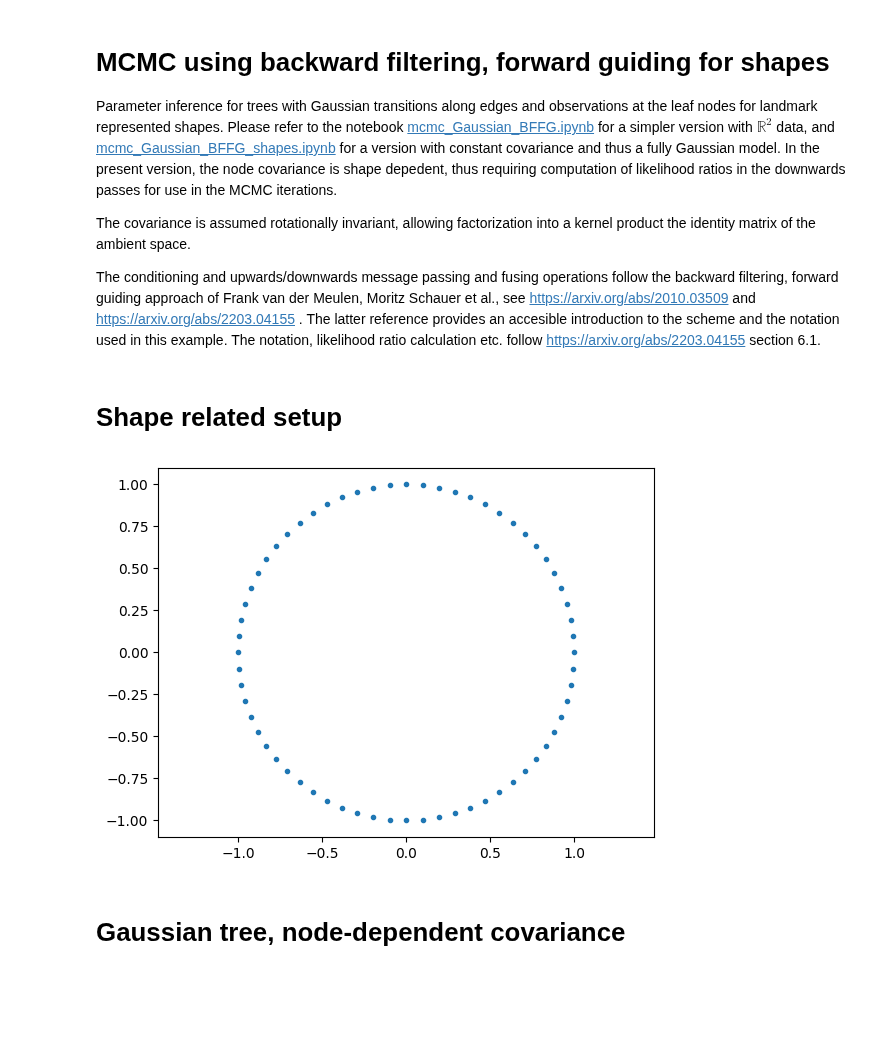
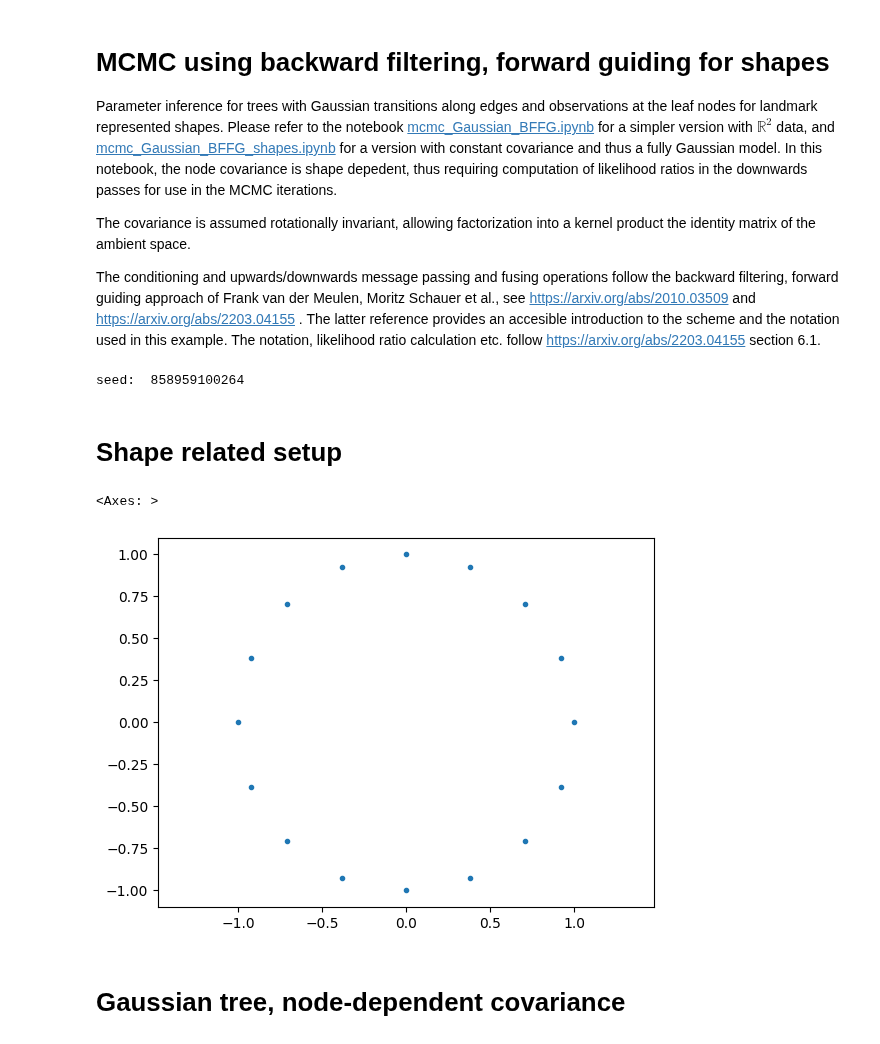
Before and after one commit to ComputationalEvolutionaryMorphometry/hyperiax, a Jupyter notebook: examples/mcmc_Gaussian_BFFG_shapes_state-dependent_covariance.ipynb, the cells around one changed output. Drawn from its saved outputs; the diff is of its cells as text; code cells hidden in the pictures; blank space fills up the shorter version.

```diff
--- a/examples/mcmc_Gaussian_BFFG_shapes_state-dependent_covariance.ipynb
+++ b/examples/mcmc_Gaussian_BFFG_shapes_state-dependent_covariance.ipynb
@@ -1,7 +1,7 @@
 # %% [markdown]
 # MCMC using backward filtering, forward guiding for shapes
 
-Parameter inference for trees with Gaussian transitions along edges and observations at the leaf nodes for landmark represented shapes. Please refer to the notebook [mcmc_Gaussian_BFFG.ipynb](mcmc_Gaussian_BFFG.ipynb) for a simpler version with $\mathbb R^2$ data, and [mcmc_Gaussian_BFFG_shapes.ipynb](mcmc_Gaussian_BFFG_shapes.ipynb) for a version with constant covariance and thus a fully Gaussian model. In the present version, the node covariance is shape depedent, thus requiring computation of likelihood ratios in the downwards passes for use in the MCMC iterations.
+Parameter inference for trees with Gaussian transitions along edges and observations at the leaf nodes for landmark represented shapes. Please refer to the notebook [mcmc_Gaussian_BFFG.ipynb](mcmc_Gaussian_BFFG.ipynb) for a simpler version with $\mathbb R^2$ data, and [mcmc_Gaussian_BFFG_shapes.ipynb](mcmc_Gaussian_BFFG_shapes.ipynb) for a version with constant covariance and thus a fully Gaussian model. In this notebook, the node covariance is shape depedent, thus requiring computation of likelihood ratios in the downwards passes for use in the MCMC iterations.
 
 The covariance is assumed rotationally invariant, allowing factorization into a kernel product the identity matrix of the ambient space.
 
@@ -34,22 +31,25 @@ import matplotlib.pyplot as plt
 from tqdm import tqdm
 # %%
 # seed,
-seed = 42
-#import os; seed = int(os.urandom(5).hex(), 16)
+#seed = 42
+import os; seed = int(os.urandom(5).hex(), 16)
+print("seed: ",seed)
 key = PRNGKey(seed)
+# %% [output]
+seed:  858959100264
 # %% [markdown]
 # Shape related setup
 # %%
 # define shape and plot
-d = 2; n = 64 # d = dimension of embedding space (usually 2), n = number of landmarkds
+d = 2; n = 16 # d = dimension of embedding space (usually 2), n = number of landmarkds
 phis = jnp.linspace(0,2*jnp.pi,n,endpoint=False) # circular shape
 root = jnp.vstack((jnp.cos(phis),jnp.sin(phis))).T.flatten()
 
 # plot
-plot_shape = plot_shape_2d
-plot_shape(root)
+plot_shape_2d(root)
 # %% [output]
+<Axes: >
-[figure, old version]
+[figure, new version]
 # %%
 # diffusion and covariance specification for shape processes
 # This version assumes same covariance in all directions (x,y or x,y,z), thus allowing some factorization of the covariance matrix
```
Also changed, not shown: parts of 19 cells of this notebook, 12 other files.
